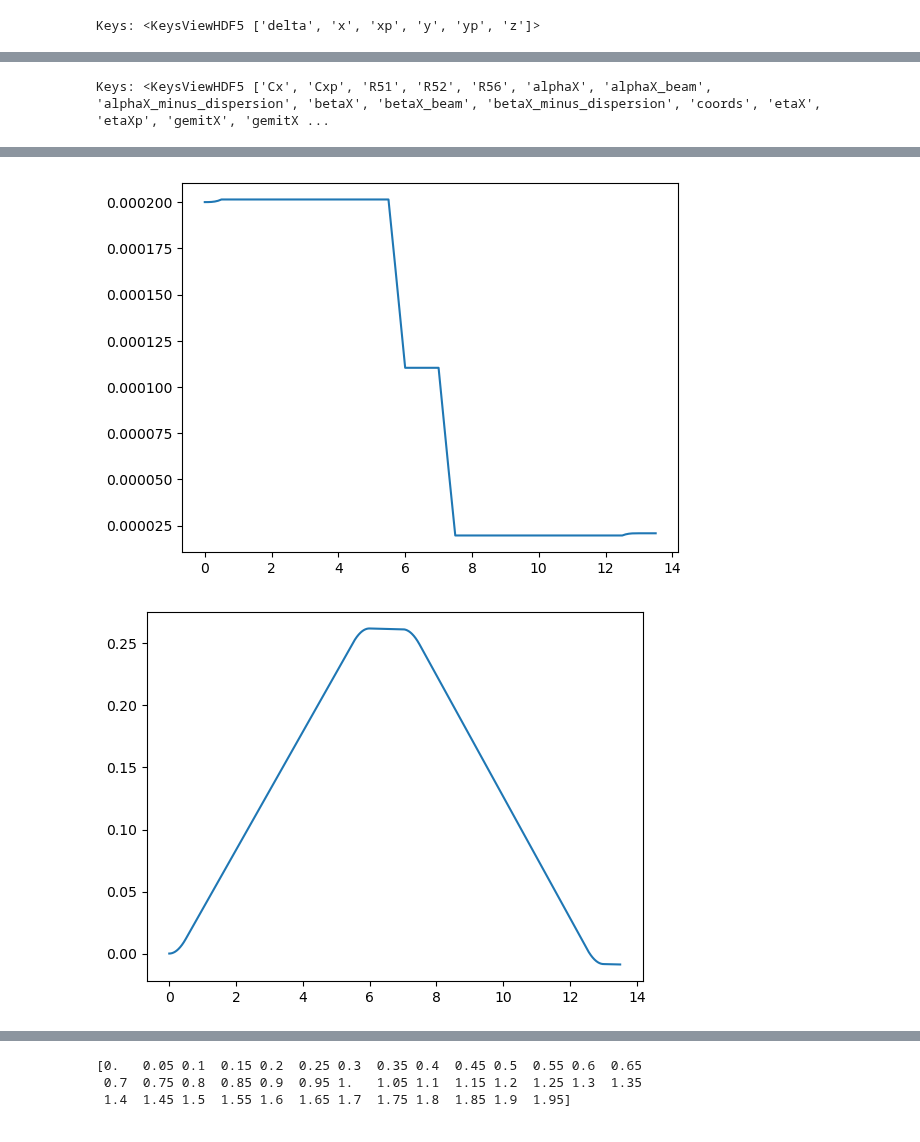
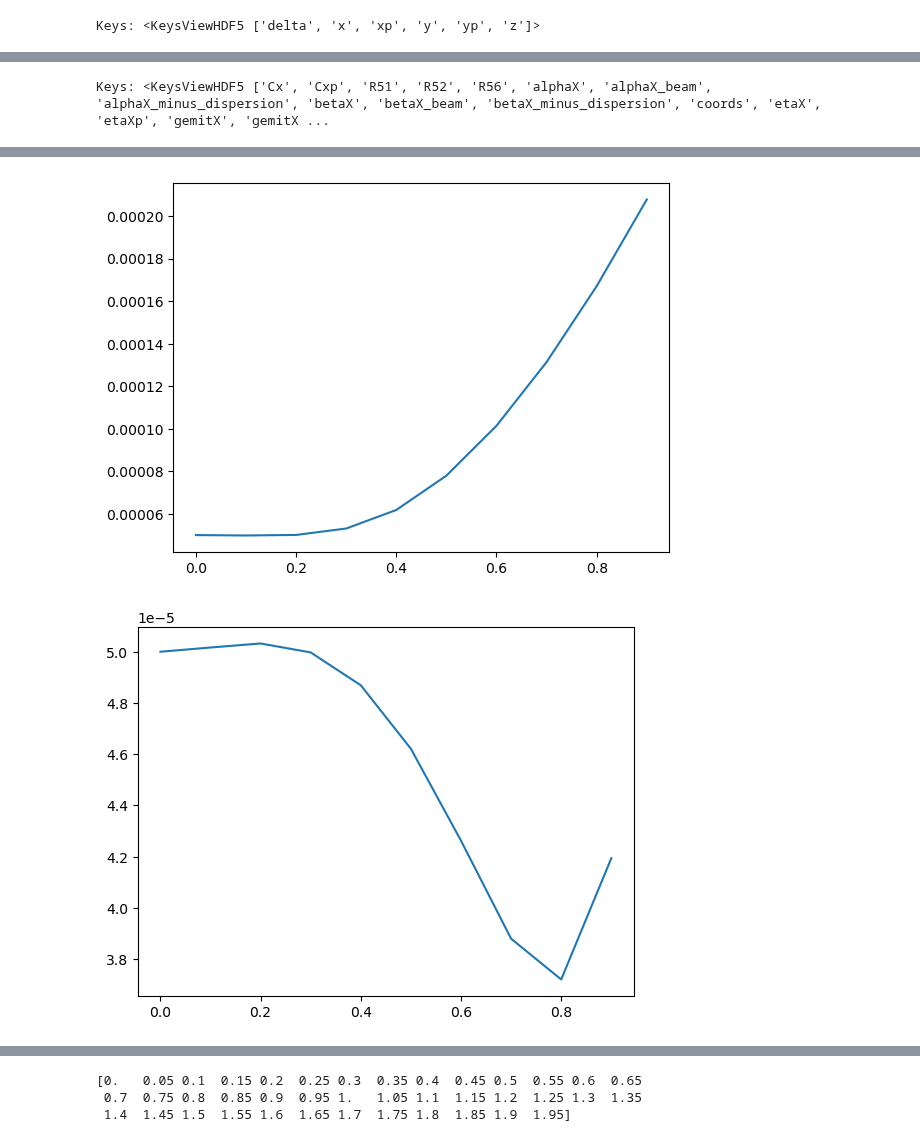
Before and after one commit to slaclab/pyDFCSR, a Jupyter notebook: pyDFCSR_2D/example.ipynb, the cells around one changed output, grey strips where cells are left out. Cells and saved outputs as stored; diff of their text form; code cells hidden in the pictures.

Commit message:
fix a bug in applying wakes

```diff
--- a/pyDFCSR_2D/example.ipynb
+++ b/pyDFCSR_2D/example.ipynb
@@ -36,7 +52,7 @@ Statistics written to  G:\My Drive\Stanford\research\FEL\CSR\pyDFCSR\pyDFCSR_2D\
 # %% [markdown]
 ## Plot output
 # %%
-filename = "./output/chirp-2023-05-02T09_21_15-07_00-wakes.h5"
+filename = "./output/test_apply-2023-05-02T16_22_05-07_00-wakes.h5"
 
 with h5py.File(filename, "r") as f:
      step = 'step_7'
@@ -79,8 +91,8 @@ np.max(z_grids)
 # %%
-filename = "output/particles.h5"
+filename = "output/test_apply-2023-05-02T16_22_05-07_00-particles.h5"
 
 with h5py.File(filename, "r") as f:
-     step = 'step_2'
+     step = 'step_7'
      print("Keys: %s" % f[step]['particles'].keys())
      x = np.array(f[step]['particles']['x'])
      y = np.array(f[step]['particles']['y'])
@@ -108,23 +111,25 @@ surf = ax.plot_surface(X, Z, h,
 # %%
 import h5py
 from tools import full_path
-filename = full_path("./output/chicane-2023-04-26T23_08_25-07_00-statistics.h5")
+filename = full_path("./output/test_apply-2023-05-02T16_22_05-07_00-statistics.h5")
 
 with h5py.File(filename, "r") as f:
-     print("Keys: %s" % f.keys())
-     s = np.array(f['step_positions'])
-     sigma_x = np.array(f['sigX'])
-     sigma_z = np.array(f['sigZ'])
-     coords = np.array(f['coords'])
-     n_vec = np.array(f['n_vec'])
-     tau_vec = np.array(f['tau_vec'])
-     alphaX = np.array(f['alphaX'])
-     betaX  = np.array(f['betaX'])
-     betaX_minus_dispersion = np.array(f['betaX_minus_dispersion'])
-     alphaX_beam = np.array(f['alphaX_beam'])
+    print("Keys: %s" % f.keys())
+    s = np.array(f['step_positions'])
+    sigma_x = np.array(f['sigX'])
+    sigma_z = np.array(f['sigZ'])
+    coords = np.array(f['coords'])
+    n_vec = np.array(f['n_vec'])
+    tau_vec = np.array(f['tau_vec'])
+    alphaX = np.array(f['alphaX'])
+    betaX  = np.array(f['betaX'])
+    betaX_minus_dispersion = np.array(f['betaX_minus_dispersion'])
+    alphaX_beam = np.array(f['alphaX_beam'])
+    gemitX = np.array(f['gemitX'])
 
 
-
+plt.plot(s, gemitX)
+plt.show()
 plt.plot(s, sigma_x)
 plt.show()
 plt.plot(s, sigma_z)
@@ -146,2 +151,2 @@ Keys: <KeysViewHDF5 ['Cx', 'Cxp', 'R51', 'R52', 'R56', 'alphaX', 'alphaX_beam',
-[figure, old version]
+[figure, new version]
-[figure, old version]
+[figure, new version]
```
Also changed, not shown: parts of 6 cells of this notebook, 3 other files.
